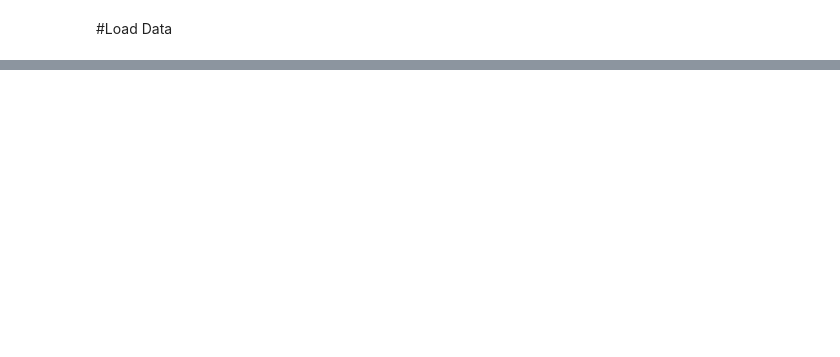
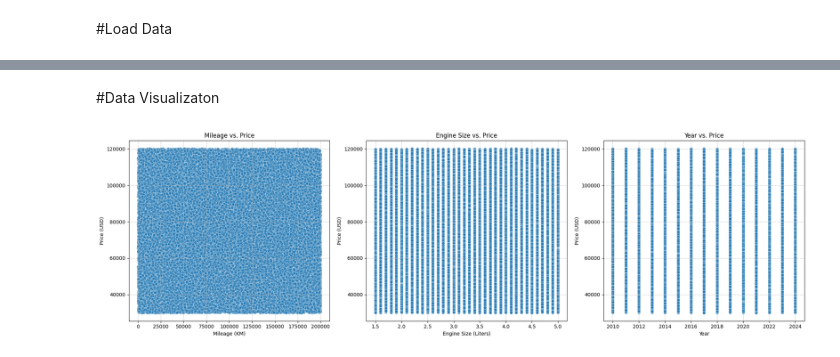
Before and after one commit to Malvocado/Machine_Learing_Final_Project, a Jupyter notebook: Linear_Regression_model.ipynb, the cells around one changed output, grey strips where cells are left out. Cells and saved outputs as stored; diff of their text form; code cells hidden in the pictures; blank space fills up the shorter version.

Commit message:
This Data set sucks 😭😭

```diff
--- a/Linear_Regression_model.ipynb
+++ b/Linear_Regression_model.ipynb
@@ -17,0 +44,30 @@ df.head()
+# %% [markdown]
+#Data Visualizaton
+# %%
+fig, axes = plt.subplots(nrows=1, ncols=3, figsize=(20, 6))
+
+# Plot 1: Mileage_KM vs. Price_USD
+sns.scatterplot(ax=axes[0], data=df, x='Mileage_KM', y='Price_USD', alpha=0.6)
+axes[0].set_title('Mileage vs. Price')
+axes[0].set_xlabel('Mileage (KM)')
+axes[0].set_ylabel('Price (USD)')
+axes[0].grid(True, linestyle='--', alpha=0.7)
+
+# Plot 2: Engine_Size_L vs. Price_USD
+sns.scatterplot(ax=axes[1], data=df, x='Engine_Size_L', y='Price_USD', alpha=0.6)
+axes[1].set_title('Engine Size vs. Price')
+axes[1].set_xlabel('Engine Size (Liters)')
+axes[1].set_ylabel('Price (USD)')
+axes[1].grid(True, linestyle='--', alpha=0.7)
+
+# Plot 3: Year vs. Price_USD
+sns.scatterplot(ax=axes[2], data=df, x='Year', y='Price_USD', alpha=0.6)
+axes[2].set_title('Year vs. Price')
+axes[2].set_xlabel('Year')
+axes[2].set_ylabel('Price (USD)')
+axes[2].grid(True, linestyle='--', alpha=0.7)
+
+plt.tight_layout()
+plt.show()
+# %% [output]
+[figure, added]
```
Also changed, not shown: parts of 31 cells of this notebook.
